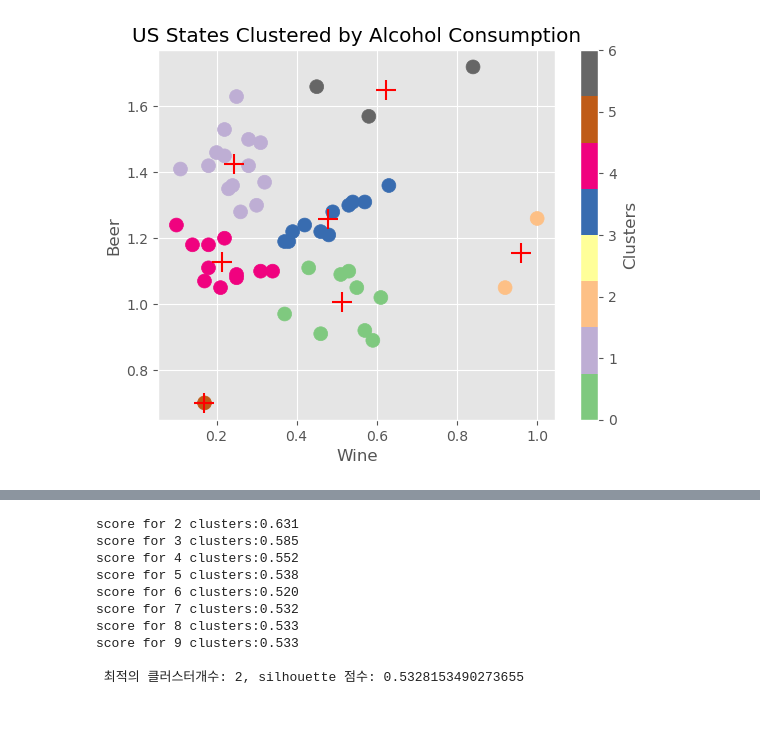
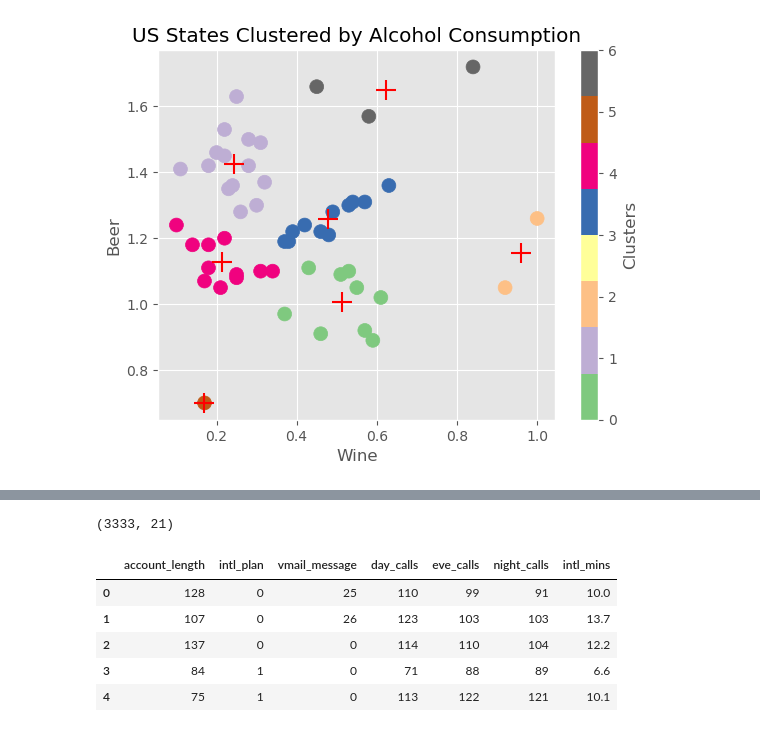
Before and after one commit to epata94/NewDataScience, a Jupyter notebook: 04_AI/02_머신러닝/6_0.ipynb, the cells around one changed output, grey strips where cells are left out. Cells and saved outputs as stored; diff of their text form; code cells hidden in the pictures.

```diff
--- a/04_AI/02_머신러닝/6_0.ipynb
+++ b/04_AI/02_머신러닝/6_0.ipynb
@@ -176,25 +116,29 @@ feature = penguins[penguins.columns.difference(['species'])]
-# %%
-max_score = 0
-optimized_n = 0
-for k in range(2,10):
-
-    km = KMeans(n_clusters=k).fit(feature)
-
-    s_score = silhouette_score(feature,km.labels_)
-    if s_score > max_score:
-        max_score = s_score
-        optimized_n = k
-    print("score for %d clusters:%.3f" % (k, s_score))
-
-print(f'\n 최적의 클러스터개수: {optimized_n}, silhouette 점수: {s_score}')
-# %% [output]
-score for 2 clusters:0.631
-score for 3 clusters:0.585
-score for 4 clusters:0.552
-score for 5 clusters:0.538
-score for 6 clusters:0.520
-score for 7 clusters:0.532
-score for 8 clusters:0.533
-score for 9 clusters:0.533
-
- 최적의 클러스터개수: 2, silhouette 점수: 0.5328153490273655
+# %%
+import pandas as pd
+import numpy as np
+churn = pd.read_csv('churn.csv', sep=',', header=0)
+# %%
+churn.shape
+# %% [output]
+(3333, 21)
+# %%
+churn.columns = [heading.lower() for heading in \
+churn.columns.str.replace(' ', '_').str.replace("\'", "").str.strip('?')]
+churn['churn'] = np.where(churn['churn'] == 'True.', 1, 0)
+churn['total_charges'] = churn['day_charge'] + churn['eve_charge'] + \
+						 churn['night_charge'] + churn['intl_charge']
+churn['intl_plan'] = np.where(churn['intl_plan'] == 'yes', 1, 0)
+churn['vmail_plan'] = np.where(churn['vmail_plan'] == 'yes', 1, 0)
+# Fit a logistic regression model
+dependent_variable = churn['churn']
+# %%
+colums_list=['account_length', 'intl_plan', 'vmail_message', 'day_calls', 'eve_calls', 'night_calls', 'intl_mins']
+feature = churn[colums_list]
+feature.head()
+# %% [output]
+|  | account_length | intl_plan | vmail_message | day_calls | eve_calls | night_calls | intl_mins |
+| 0 | 128 | 0 | 25 | 110 | 99 | 91 | 10.0 |
+| 1 | 107 | 0 | 26 | 123 | 103 | 103 | 13.7 |
+| 2 | 137 | 0 | 0 | 114 | 110 | 104 | 12.2 |
+| 3 | 84 | 1 | 0 | 71 | 88 | 89 | 6.6 |
+| 4 | 75 | 1 | 0 | 113 | 122 | 121 | 10.1 |
```
Also changed, not shown: parts of 6 cells of this notebook, 5 other files.
